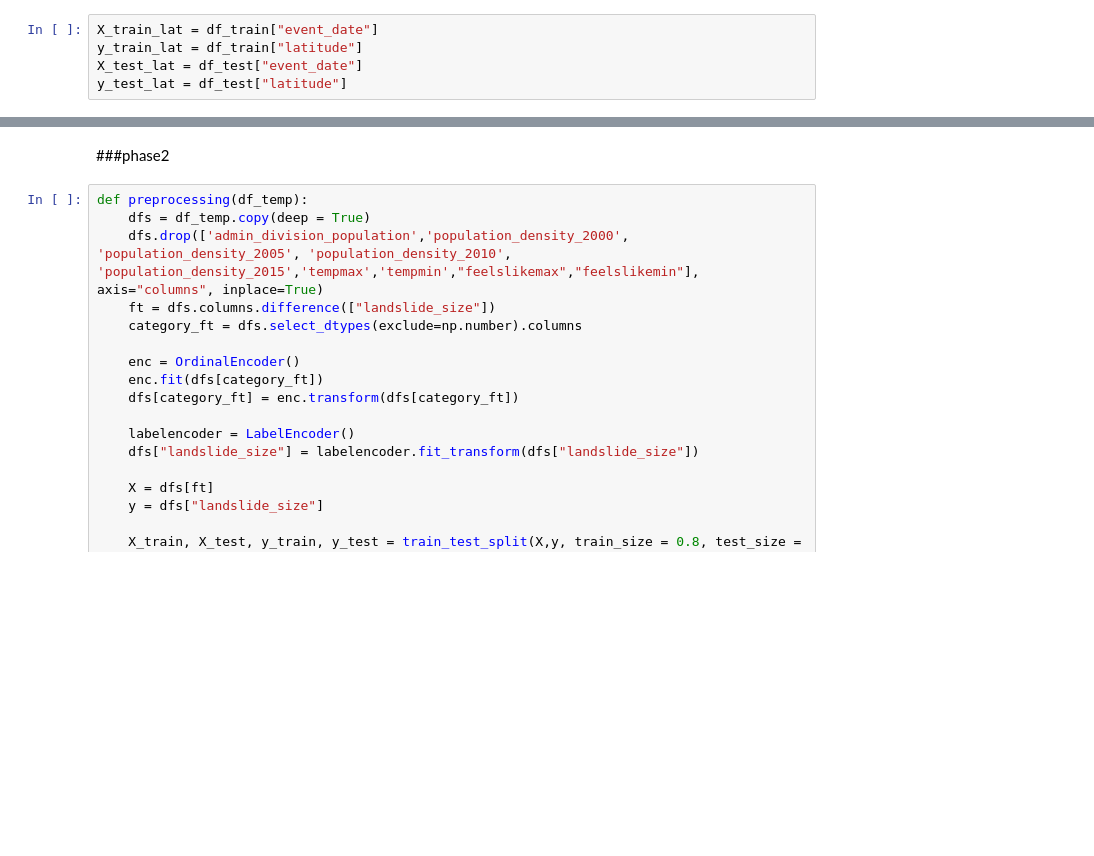
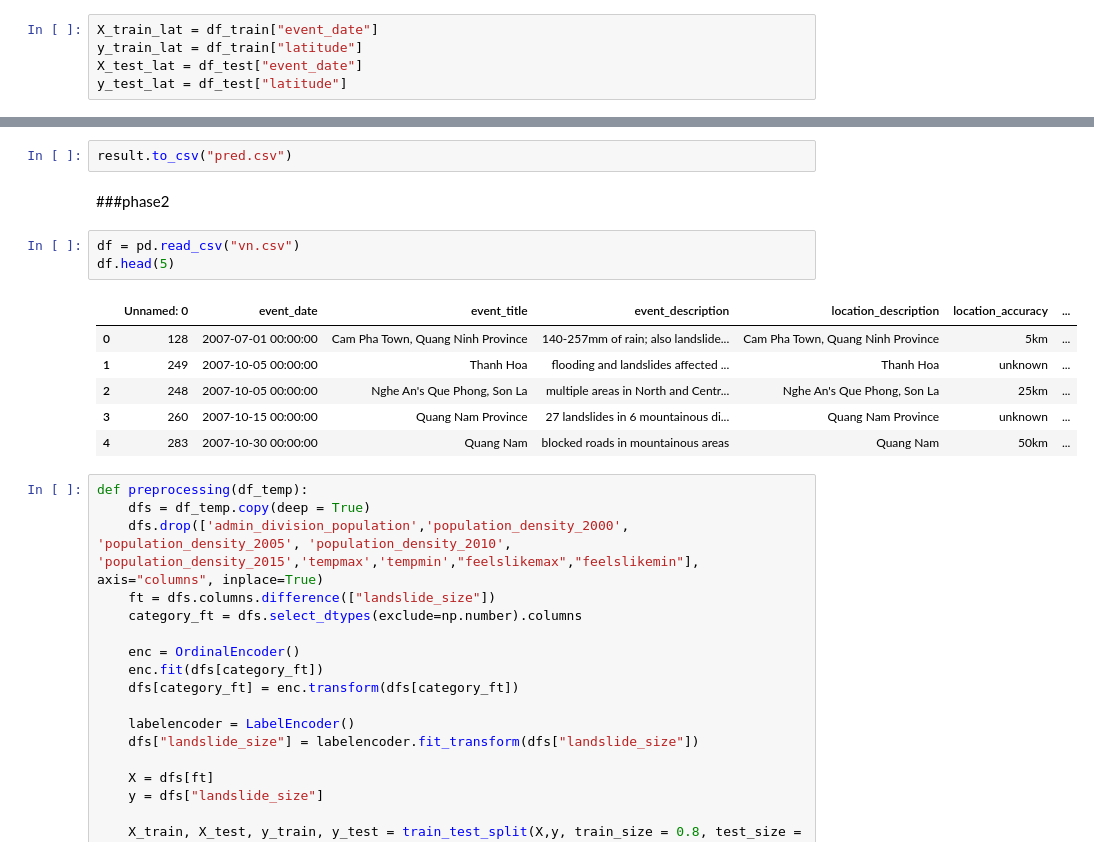
Before and after one commit to dattruongquoc0206/NaturalDisasterForecastingSystem, a Jupyter notebook: dataset/landslide/time.ipynb, the cells around one changed output, grey strips where cells are left out. Drawn from its saved outputs; the diff is of its cells as text; blank space fills up the shorter version.

```diff
--- a/dataset/landslide/time.ipynb
+++ b/dataset/landslide/time.ipynb
@@ -189,5 +142,17 @@ Name: latitude, dtype: float64
+# %%
+result.to_csv("pred.csv")
 # %% [markdown]
 ###phase2
+# %%
+df = pd.read_csv("vn.csv")
+df.head(5)
+# %% [output]
+|  | Unnamed: 0 | event_date | event_title | event_description | location_description | location_accuracy | ... |
+| 0 | 128 | 2007-07-01 00:00:00 | Cam Pha Town, Quang Ninh Province | 140-257mm of rain; also landslide... | Cam Pha Town, Quang Ninh Province | 5km | ... |
+| 1 | 249 | 2007-10-05 00:00:00 | Thanh Hoa | flooding and landslides affected ... | Thanh Hoa | unknown | ... |
+| 2 | 248 | 2007-10-05 00:00:00 | Nghe An's Que Phong, Son La | multiple areas in North and Centr... | Nghe An's Que Phong, Son La | 25km | ... |
+| 3 | 260 | 2007-10-15 00:00:00 | Quang Nam Province | 27 landslides in 6 mountainous di... | Quang Nam Province | unknown | ... |
+| 4 | 283 | 2007-10-30 00:00:00 | Quang Nam | blocked roads in mountainous areas | Quang Nam | 50km | ... |
 # %%
 def preprocessing(df_temp):
     dfs = df_temp.copy(deep = True)
```
Also changed, not shown: parts of 14 cells of this notebook, 11 other files.
